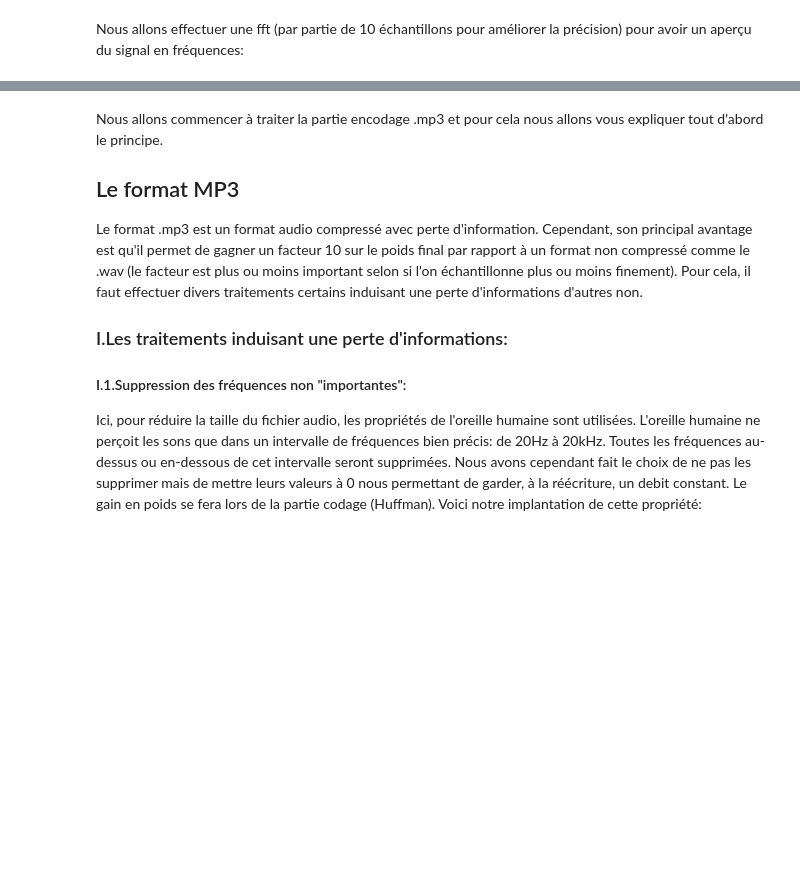
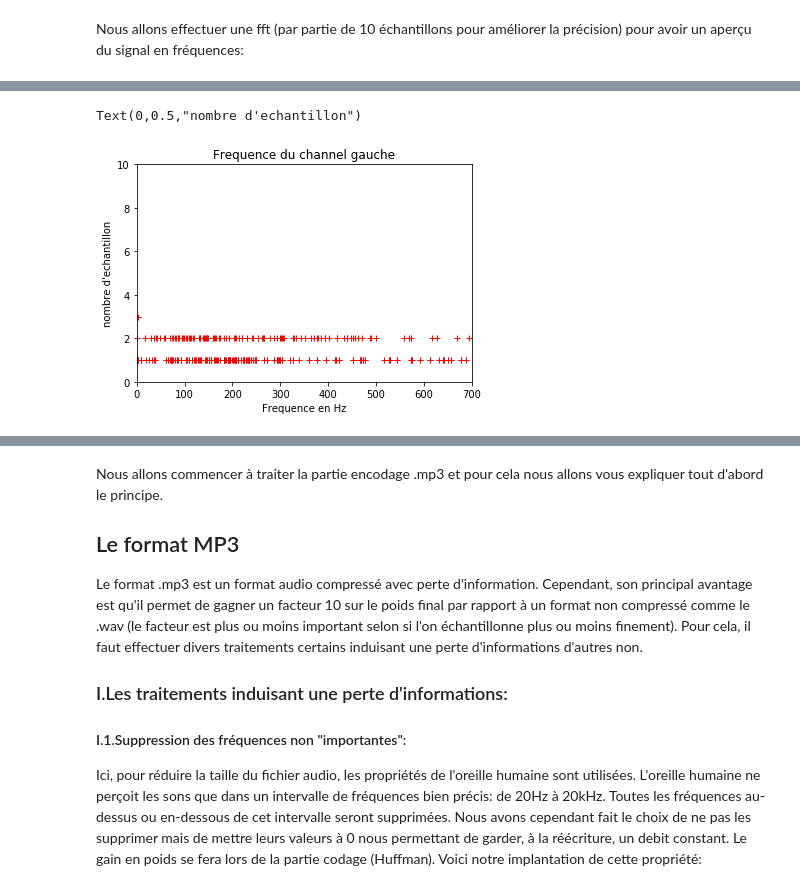
Before and after one commit to M1-2018-TraitementSignal/EncDecMP3, a Jupyter notebook: Presentation.ipynb, the cells around one changed output, grey strips where cells are left out. Cells and saved outputs as stored; diff of their text form; code cells hidden in the pictures; blank space fills up the shorter version.

Commit message:
mise de la presentation au  propre

```diff
--- a/Presentation.ipynb
+++ b/Presentation.ipynb
@@ -199,0 +91,15 @@ plt.show()
+# %%
+def conversionpropre(tab, taillefenetre):
+    reste = len(tab[len(tab) - 1])
+    tab2 = []
+    for i in range(0, (len(tab) - 1)):
+        for j in range(0, taillefenetre):
+            tab2 = tab2 + [tab[i][j].tolist()]
+    if reste > 0:
+        j = len(tab) % taillefenetre - 1
+        for i in range(0,reste):
+            tab2 = tab2 + [tab[j][i].tolist()]
+    tab2 = asarray(tab2)
+    return tab2
+propre = conversionpropre(donneeFreq, 10)
+print(propre)
@@ -199,0 +124,32 @@ plt.show()
+# %%
+def mono(son):
+
+    fourier = fourierparpartie(son, 0, len(son), 10)
+    fpropre = conversionpropre(fourier, 10)
+    gchan = fpropre[:,0]
+    rchan = fpropre[:,1]
+    return gchan, rchan
+
+freqGauche, freqDroite = mono(portionData[0:500])
+# %%
+# print(gfc)
+agfc = abs(freqGauche)
+dico = {}
+for i in agfc:
+    if i in dico:
+        dico[i] += 1
+    else:
+        dico[i] = 1
+
+d1 = sorted(dico.items(), key = lambda t:t[0], reverse=True)
+# print(d1)
+for i in d1:
+    plot(i[0], i[1], 'r+')
+ylim(0,10)
+xlim(0, 700)
+title("Frequence du channel gauche")
+xlabel("Frequence en Hz")
+ylabel("nombre d'echantillon")
+# %% [output]
+Text(0,0.5,"nombre d'echantillon")
+[figure, added]
```
Also changed, not shown: parts of 14 cells of this notebook, 3 other files.
